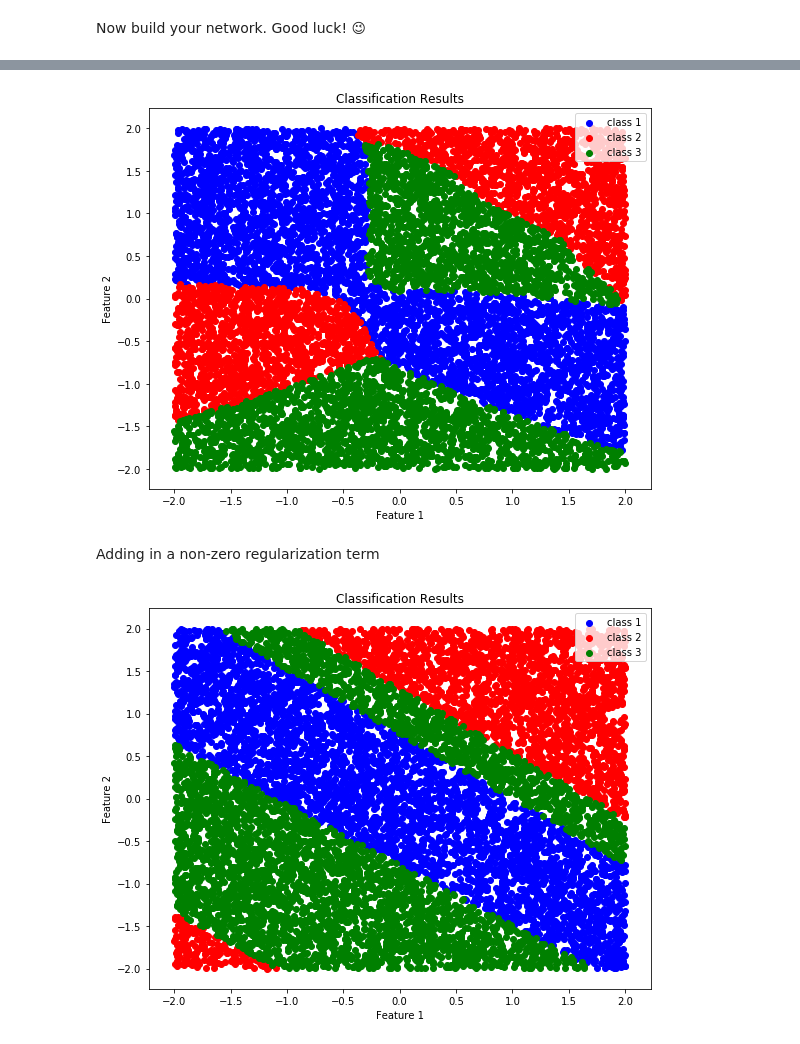
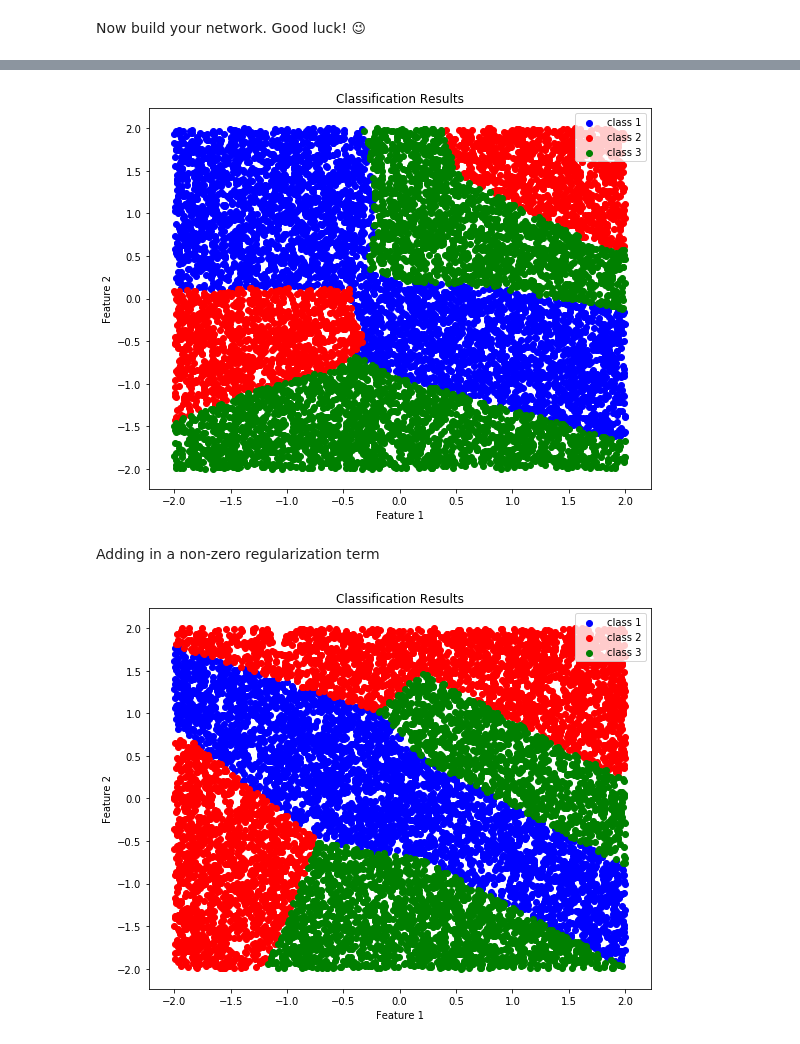
Before and after one commit to dsikka/DL4CV, a Jupyter notebook: HW3.ipynb, the cells around one changed output, grey strips where cells are left out. Saved outputs shown, nothing was run; the diff lists cells and outputs as text; code cells hidden in the pictures.

```diff
--- a/HW3.ipynb
+++ b/HW3.ipynb
@@ -169,7 +171,7 @@ class Hidden:
         # Input matrix for the next layer
         return h
 
-    def back_prop(self, curr_partial_deriv, next_w):
+    def back_prop(self, curr_partial_deriv, next_w, reg_term):
         # next_w, whatever the matrix is for the next layer?
         # multiply the partial derivative from the previous values with the next W matrix (see notes)
         # u_2 is the input to the current layer
@@ -194,7 +196,7 @@ class Hidden:
             x_term = np.array([input_matrix[i]]).T
             c_term = self.partial_deriv_wrt_c[:,i].reshape(1, self.w_matrix.shape[1])
             w_sum = w_sum + np.matmul(x_term, c_term)
-        self.partial_deriv_wrt_w = w_sum/batch_size
+        self.partial_deriv_wrt_w = w_sum/batch_size + (reg_term * self.w_matrix)
         return self.partial_deriv_wrt_c
 # %%
 class Output:
@@ -216,7 +218,7 @@ class Output:
         return z
 
     # Output from the layer before
-    def back_prop(self, partial_deriv_wrt_z):
+    def back_prop(self, partial_deriv_wrt_z, reg_term):
         self.partial_deriv_wrt_b = partial_deriv_wrt_z
         w_o_sum = np.zeros((self.w_o_matrix.shape[0], self.w_o_matrix.shape[1]))
         # input should be input_dim by batch_size
@@ -226,7 +228,7 @@ class Output:
             h_term = np.array([input_matrix[i]]).T
             z_term = partial_deriv_wrt_z[:,i].reshape(1, self.w_o_matrix.shape[1])
             w_o_sum = w_o_sum + np.matmul(h_term, z_term)
-        self.partial_deriv_wrt_w_o = w_o_sum/batch_size
+        self.partial_deriv_wrt_w_o = w_o_sum/batch_size + (reg_term * self.w_o_matrix)
 # %%
 # Loss should include regularization
 class Loss:
@@ -306,13 +308,13 @@ class mlp:
             self.loss_layer.forward_prop(z, y, norm, reg_term)
         return z
 
-    def back_prop(self, z, y):
+    def back_prop(self, z, y, reg_term):
         self.loss_layer.back_prop(z, y)
-        self.output_layer.back_prop(self.loss_layer.partial_deriv_wrt_z)
+        self.output_layer.back_prop(self.loss_layer.partial_deriv_wrt_z, reg_term)
         next_w = self.output_layer.w_o_matrix
         curr_partial_deriv = self.loss_layer.partial_deriv_wrt_z
         for i in range(len(self.hidden_layers), 0, -1):
-            curr_partial_deriv = self.hidden_layers[i-1].back_prop(curr_partial_deriv, next_w)
+            curr_partial_deriv = self.hidden_layers[i-1].back_prop(curr_partial_deriv, next_w, reg_term)
             next_w = self.hidden_layers[i-1].w_matrix
 
 
@@ -326,17 +328,18 @@ class mlp:
                 list_chunks.append(index_list[k:k + b_size])
             for j in range(len(list_chunks)):
                 X_batch = np.array([np.array(X_data[m]) for m in list_chunks[j]])
+                dim = X_batch.shape[0]
                 X_batch = X_batch.T
-                X_batch = X_batch.reshape(2, b_size)
+                X_batch = X_batch.reshape(2, dim)
                 y_batch = np.array([np.array(y_data[m]) for m in list_chunks[j]])
-                y_batch = y_batch.reshape(1, b_size)
+                y_batch = y_batch.reshape(1, dim)
                 z = self.forward_prop(X_batch, True, y_batch, reg_term)
-                self.back_prop(z, y_batch)
-                self.output_layer.w_o_matrix = self.output_layer.w_o_matrix - lr*self.output_layer.partial_deriv_wrt_w_o
-                self.output_layer.b_matrix = self.output_layer.b_matrix - lr*np.array([np.sum(self.output_layer.partial_deriv_wrt_b, axis=1)/b_size]).T
+                self.back_prop(z, y_batch, reg_term)
+                self.output_layer.w_o_matrix = self.output_layer.w_o_matrix - lr*(self.output_layer.partial_deriv_wrt_w_o)
+                self.output_layer.b_matrix = self.output_layer.b_matrix - lr*np.array([np.sum(self.output_layer.partial_deriv_wrt_b, axis=1)/dim]).T
                 for h in self.hidden_layers:
-                    h.w_matrix = h.w_matrix - lr*h.partial_deriv_wrt_w
-                    h.c_matrix = h.c_matrix - lr*np.array([np.sum(h.partial_deriv_wrt_c, axis=1)/b_size]).T
+                    h.w_matrix = h.w_matrix - lr*(h.partial_deriv_wrt_w)
+                    h.c_matrix = h.c_matrix - lr*np.array([np.sum(h.partial_deriv_wrt_c, axis=1)/dim]).T
                 curr_loss = curr_loss + np.sum(self.loss_layer.loss)
             self.loss_list.append(curr_loss/len(list_chunks))
 
@@ -419,6 +426,6 @@ NN.add_layer('Hidden', dim_in=3, dim_out=3)
 NN.add_layer('Hidden', dim_in=3, dim_out=3)
 NN.add_layer('Output', dim_in=3, dim_out=3)
 NN.add_layer('Loss', dim_in=3, dim_out=3)
-NN.train(X, y, 150, 10, 0)
+NN.train(X, y, 100, 10, 0)
 NN.predict()
 # %% [output]
@@ -446,17 +453,17 @@ NN.add_layer('Loss', dim_in=3, dim_out=3)
 NN.train(X, y, 100, 10, 0)
 NN.predict()
 # %% [output]
-[figure, old version]
+[figure, new version]
 # %% [markdown]
 Adding in a non-zero regularization term
 # %%
-# 3 hidden units, 1 hidden layer, regularization = 0.015
+# 3 hidden units, 1 hidden layer, regularization = 0.010
 NN = mlp()
 NN.add_layer('Hidden', dim_in=2, dim_out=3)
 NN.add_layer('Output', dim_in=3, dim_out=3)
 NN.add_layer('Loss', dim_in=3, dim_out=3)
-NN.train(X, y, 100, 10, 0.015)
+NN.train(X, y, 100, 10, 0.010)
 NN.predict()
 # %% [output]
-[figure, old version]
+[figure, new version]
 # %%
```
Also changed, not shown: parts of 14 cells of this notebook.
